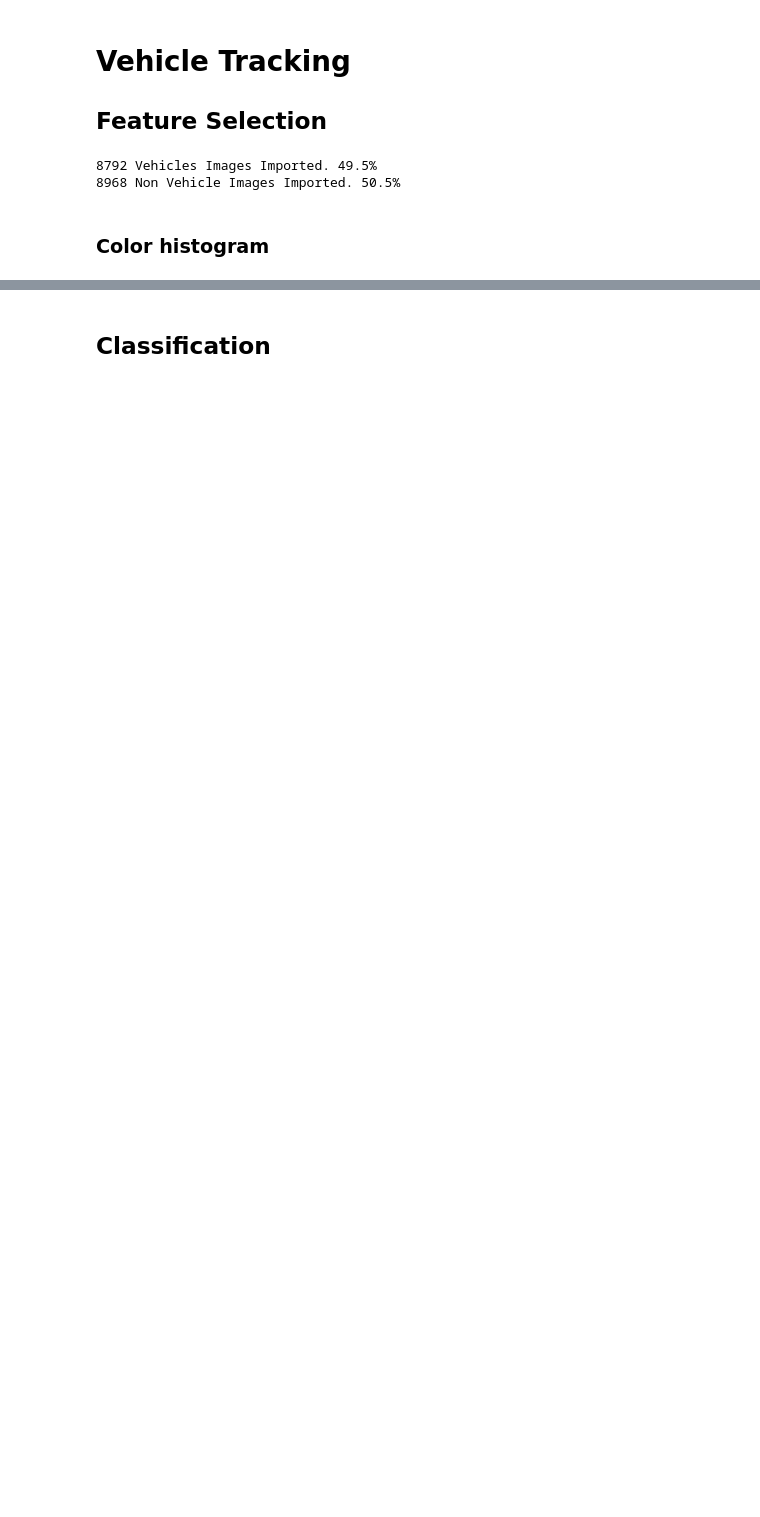
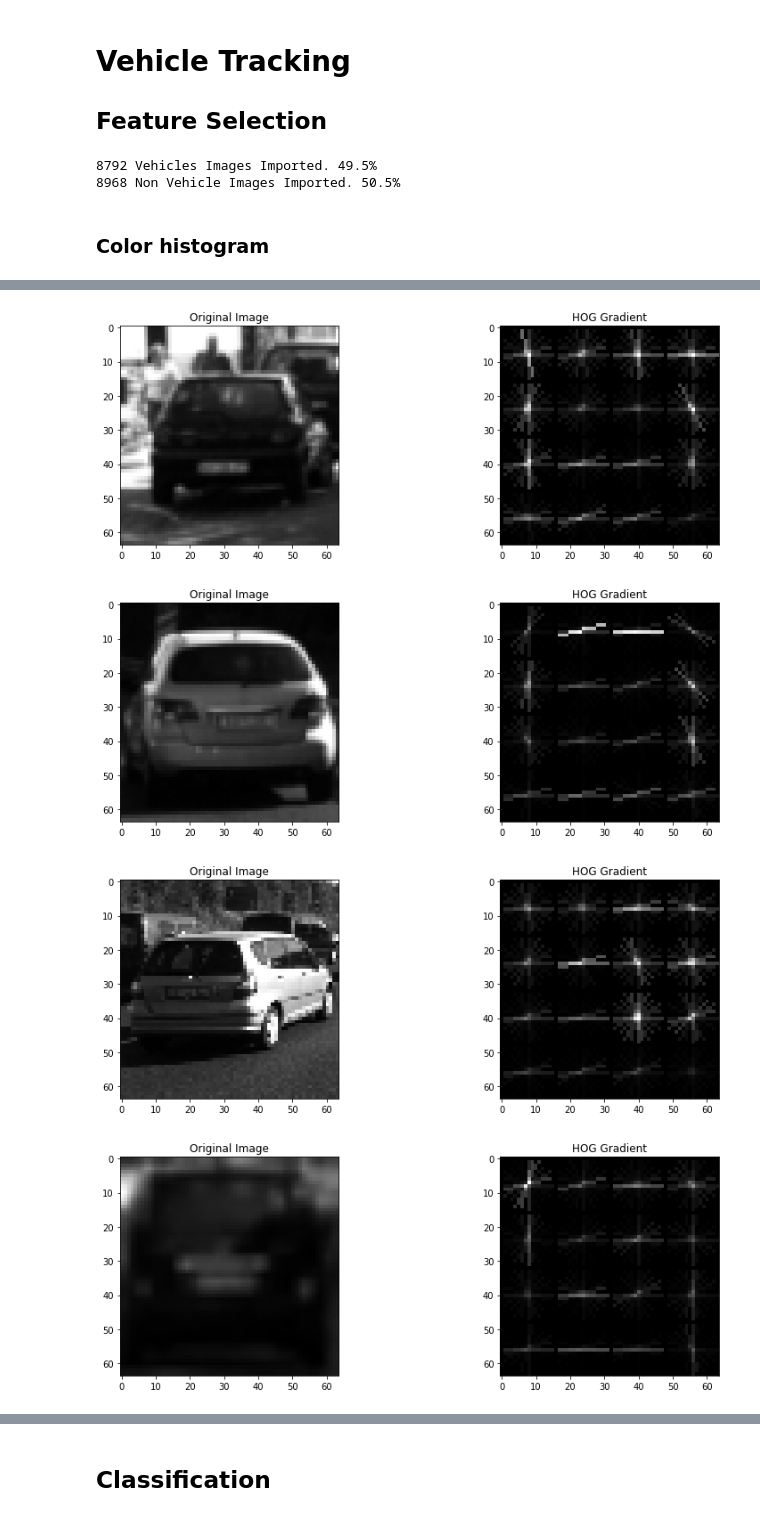
Before and after one commit to JamesDiDonato/CarND-Object-Detection, a Jupyter notebook: VehicleDetection.ipynb, the cells around one changed output, grey strips where cells are left out. Cells and saved outputs as stored; diff of their text form; code cells hidden in the pictures; blank space fills up the shorter version.

```diff
--- a/VehicleDetection.ipynb
+++ b/VehicleDetection.ipynb
@@ -119,0 +121,57 @@ display_hist(images_nonvehicle,'RGB')
+# %%
+from skimage.feature import hog
+
+# Define a function to return HOG features and visualization
+def get_hog_features(img, orient, pix_per_cell, cell_per_block,
+                        vis, feature_vec):
+    # Call with two outputs if vis==True
+    if vis == True:
+        features, hog_image = hog(img, orientations=orient, pixels_per_cell=(pix_per_cell, pix_per_cell),
+                                  cells_per_block=(cell_per_block, cell_per_block), block_norm= 'L2-Hys',
+                                  transform_sqrt=True,
+                                  visualise=vis, feature_vector=feature_vec)
+        return features, hog_image
+
+    # Otherwise call with one output
+    else:
+        features = hog(img, orientations=orient, pixels_per_cell=(pix_per_cell, pix_per_cell),
+                       cells_per_block=(cell_per_block, cell_per_block), block_norm= 'L2-Hys',
+                       transform_sqrt=True,
+                       visualise=vis, feature_vector=feature_vec)
+        return features
+
+# Developing HOG Feature Extraction:
+
+#HOG Parameters for development:
+cspace_HOG_d = 'YUV' # Can be RGB, HSV, LUV, HLS, YUV, YCrCb
+orient_d  = 12
+pix_per_cell_d  = 16
+cell_per_block_d  = 2
+hog_channel_d  = 0
+
+# Get random n vehicle images
+n=5
+x = np.random.randint(0, vehsize-n)
+images_car= Vehicles [x: x+ n]
+images_nocar = NotVehicles[x: x+n]
+images_list = images_car + images_nocar
+
+# Run HOG and compare outputs:
+for img in images_list:
+    feature_image =  ConvertColorSpace(img,cspace_HOG_d)
+
+
+
+    f_vec, image_hog = get_hog_features(feature_image[:,:,hog_channel_d], orient_d,
+                                        pix_per_cell_d, cell_per_block_d,True,True)
+    f, (ax1, ax2) = plt.subplots(1, 2, figsize=(12, 4))
+    f.tight_layout()
+    ax1.imshow(feature_image[:,:,0],cmap = 'gray')
+    ax1.set_title('Original Image' )
+    ax2.imshow(image_hog,cmap = 'gray')
+    ax2.set_title('HOG Gradient')
+# %% [output]
+[figure, added]
+[figure, added]
+[figure, added]
+[figure, added]
```
Also changed, not shown: parts of 11 cells of this notebook, 3 other files.
